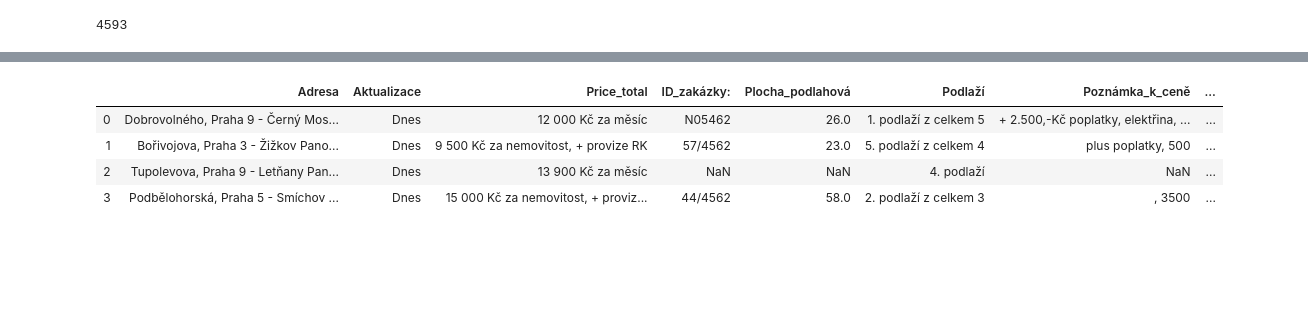
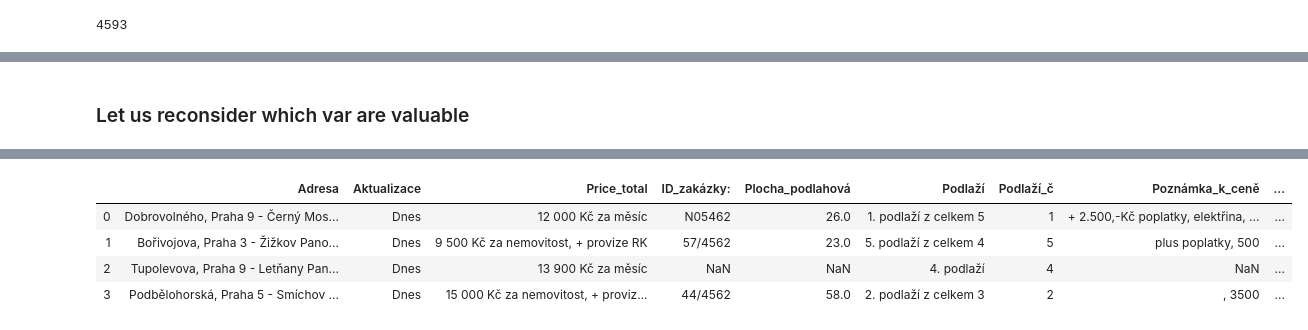
Before and after one commit to PepaSvec/realestate_metro, a Jupyter notebook: Data_understanding_and_processing.ipynb, the cells around one changed output, grey strips where cells are left out. Cells and saved outputs as stored; diff of their text form; code cells hidden in the pictures; blank space fills up the shorter version.

Commit message:
data was processed for a nicer visualization

```diff
--- a/Data_understanding_and_processing.ipynb
+++ b/Data_understanding_and_processing.ipynb
@@ -604,0 +402,14 @@ sum(data['Plocha_podlahová'] == data['Area']) #those variables are the in 50% o
+# %%
+def get_rooms(x): #This function extract the number of rooms(type) from the title
+    words = x.split(' ')
+    for word in words:
+        if '+' in word:
+            return(word)
+        elif 'atypické' == word:
+            return('atyp')
+        elif 'pokoje' == word:
+            return(1)
+        elif 'více' == word:
+            return('6+')
+# %%
+data['Rooms'] = data['Title'].apply(get_rooms)
@@ -605,3 +438,7 @@ sum(data['Plocha_podlahová'] == data['Area']) #those variables are the in 50% o
+# %%
+data['Podlaží_č'] = data['Podlaží'].apply(lambda x: x[0]) #This extract the floor(always first) from Podlazi
+# %% [markdown]
+### Let us reconsider which var are valuable
 # %%
 pd.set_option('display.max_columns', None)
 data.head(4)
@@ -612,8 +449,8 @@ data.head(4)
 | 2 | Tupolevova, Praha 9 - Letňany Pan... | Dnes | Bankomat České spořitelny', ' (23... | Šumperská', ' (177 m) | 13 900 Kč za měsíc | Café Infinity', ' (204 m) | Divadlo Pohádka', ' (1057 m) | NaN | Pivnice na Královce', ' (1824 m) | ... |
 | 3 | Podbělohorská, Praha 5 - Smíchov ... | Dnes | Bankomat Komerční banky', ' (381 m) | Pod Lipkami', ' (30 m) | 15 000 Kč za nemovitost, + proviz... | Cukrárna Pod Marjánkou', ' (1333 m) | JUDr. Jiří Šilhán', ' (279 m) | Třída B - Velmi úsporná | Restaurace Na zámyšli', ' (423 m) | ... |
 # %%
-worth = ['Adresa', 'Aktualizace', 'Price_total','ID_zakázky:', 'Plocha_podlahová', 'Podlaží',
-'Poznámka_k_ceně', 'Stav_objektu', 'Stavba', 'Title',
+worth = ['Adresa', 'Aktualizace', 'Price_total','ID_zakázky:', 'Plocha_podlahová', 'Podlaží', 'Podlaží_č',
+'Poznámka_k_ceně', 'Stav_objektu', 'Stavba', 'Title','Rooms',
 'Area', 'Vlastnictví', 'Vybavení', 'Výtah','Bankomat_name', 'Bankomat_dist',
 'Bus_MHD_name', 'Bus_MHD_dist', 'Cukrárna_name', 'Cukrárna_dist',
 'Divadlo_name', 'Divadlo_dist', 'Hospoda_name', 'Hospoda_dist',
@@ -628,11 +465,12 @@ worth = ['Adresa', 'Aktualizace', 'Price_total','ID_zakázky:', 'Plocha_podlahov
 'Energy_class']
 # %%
 data1 = data[worth].copy()
-# %%
-data1.head(4)
-# %% [output]
-|  | Adresa | Aktualizace | Price_total | ID_zakázky: | Plocha_podlahová | Podlaží | Poznámka_k_ceně | ... |
-| 0 | Dobrovolného, Praha 9 - Černý Mos... | Dnes | 12 000 Kč za měsíc | N05462 | 26.0 | 1. podlaží z celkem 5 | + 2.500,-Kč poplatky, elektřina, ... | ... |
-| 1 | Bořivojova, Praha 3 - Žižkov Pano... | Dnes | 9 500 Kč za nemovitost, + provize RK | 57/4562 | 23.0 | 5. podlaží z celkem 4 | plus poplatky, 500 | ... |
-| 2 | Tupolevova, Praha 9 - Letňany Pan... | Dnes | 13 900 Kč za měsíc | NaN | NaN | 4. podlaží | NaN | ... |
-| 3 | Podbělohorská, Praha 5 - Smíchov ... | Dnes | 15 000 Kč za nemovitost, + proviz... | 44/4562 | 58.0 | 2. podlaží z celkem 3 | , 3500 | ... |
+# %%
+pd.set_option('display.max_columns', None)
+data1.head(4)
+# %% [output]
+|  | Adresa | Aktualizace | Price_total | ID_zakázky: | Plocha_podlahová | Podlaží | Podlaží_č | Poznámka_k_ceně | ... |
+| 0 | Dobrovolného, Praha 9 - Černý Mos... | Dnes | 12 000 Kč za měsíc | N05462 | 26.0 | 1. podlaží z celkem 5 | 1 | + 2.500,-Kč poplatky, elektřina, ... | ... |
+| 1 | Bořivojova, Praha 3 - Žižkov Pano... | Dnes | 9 500 Kč za nemovitost, + provize RK | 57/4562 | 23.0 | 5. podlaží z celkem 4 | 5 | plus poplatky, 500 | ... |
+| 2 | Tupolevova, Praha 9 - Letňany Pan... | Dnes | 13 900 Kč za měsíc | NaN | NaN | 4. podlaží | 4 | NaN | ... |
+| 3 | Podbělohorská, Praha 5 - Smíchov ... | Dnes | 15 000 Kč za nemovitost, + proviz... | 44/4562 | 58.0 | 2. podlaží z celkem 3 | 2 | , 3500 | ... |
```
Also changed, not shown: parts of 67 cells of this notebook.
